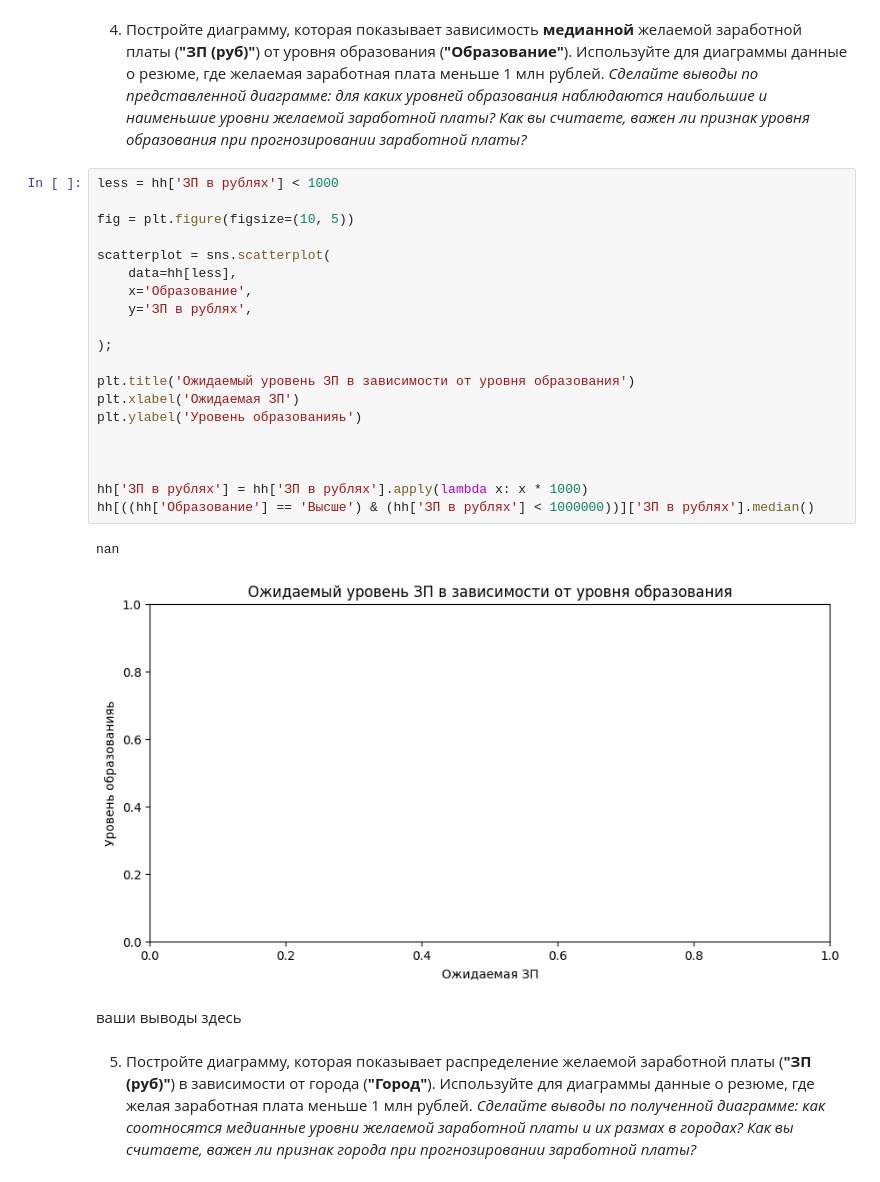
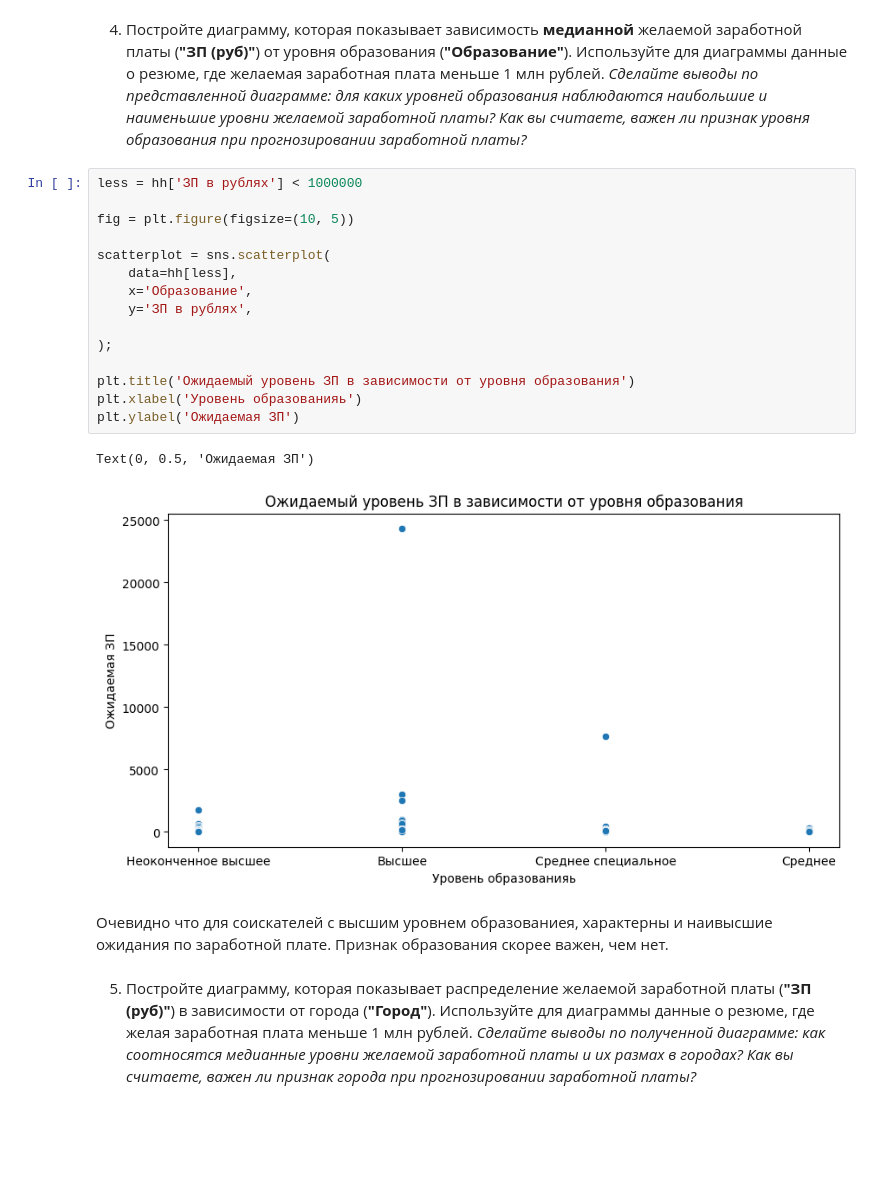
Before and after one commit to Dharmaviira/First_project_of_SF, a Jupyter notebook: Learning-DS-SF/PROJECT-1/Project-1._Ноутбук-шаблон.ipynb, the cells around one changed output. Cells and saved outputs as stored; diff of their text form; blank space fills up the shorter version.

```diff
--- a/Learning-DS-SF/PROJECT-1/Project-1._Ноутбук-шаблон.ipynb
+++ b/Learning-DS-SF/PROJECT-1/Project-1._Ноутбук-шаблон.ipynb
@@ -580,30 +580,25 @@ Name: ЗП в рублях, dtype: float64
 4. Постройте диаграмму, которая показывает зависимость **медианной** желаемой заработной платы (**"ЗП (руб)"**) от уровня образования (**"Образование"**). Используйте для диаграммы данные о резюме, где желаемая заработная плата меньше 1 млн рублей.
 *Сделайте выводы по представленной диаграмме: для каких уровней образования наблюдаются наибольшие и наименьшие уровни желаемой заработной платы? Как вы считаете, важен ли признак уровня образования при прогнозировании заработной платы?*
 # %%
-less = hh['ЗП в рублях'] < 1000
+less = hh['ЗП в рублях'] < 1000000
 
 fig = plt.figure(figsize=(10, 5))
 
 scatterplot = sns.scatterplot(
     data=hh[less],
     x='Образование',
     y='ЗП в рублях',
 
 );
 
 plt.title('Ожидаемый уровень ЗП в зависимости от уровня образования')
-plt.xlabel('Ожидаемая ЗП')
-plt.ylabel('Уровень образованияь')
-
-
-
-hh['ЗП в рублях'] = hh['ЗП в рублях'].apply(lambda x: x * 1000)
-hh[((hh['Образование'] == 'Высше') & (hh['ЗП в рублях'] < 1000000))]['ЗП в рублях'].median()
+plt.xlabel('Уровень образованияь')
+plt.ylabel('Ожидаемая ЗП')
 # %% [output]
-nan
+Text(0, 0.5, 'Ожидаемая ЗП')
-[figure, old version]
+[figure, new version]
 # %% [markdown]
-ваши выводы здесь
+Очевидно что для соискателей с высшим уровнем образованиея, характерны и наивысшие ожидания по заработной плате. Признак образования скорее важен, чем нет.
 # %% [markdown]
 5. Постройте диаграмму, которая показывает распределение желаемой заработной платы (**"ЗП (руб)"**) в зависимости от города (**"Город"**). Используйте для диаграммы данные о резюме, где желая заработная плата меньше 1 млн рублей.
 *Сделайте выводы по полученной диаграмме: как соотносятся медианные уровни желаемой заработной платы и их размах в городах? Как вы считаете, важен ли признак города при прогнозировании заработной платы?*
```
Also changed, not shown: parts of 3 cells of this notebook, 2 other files.
